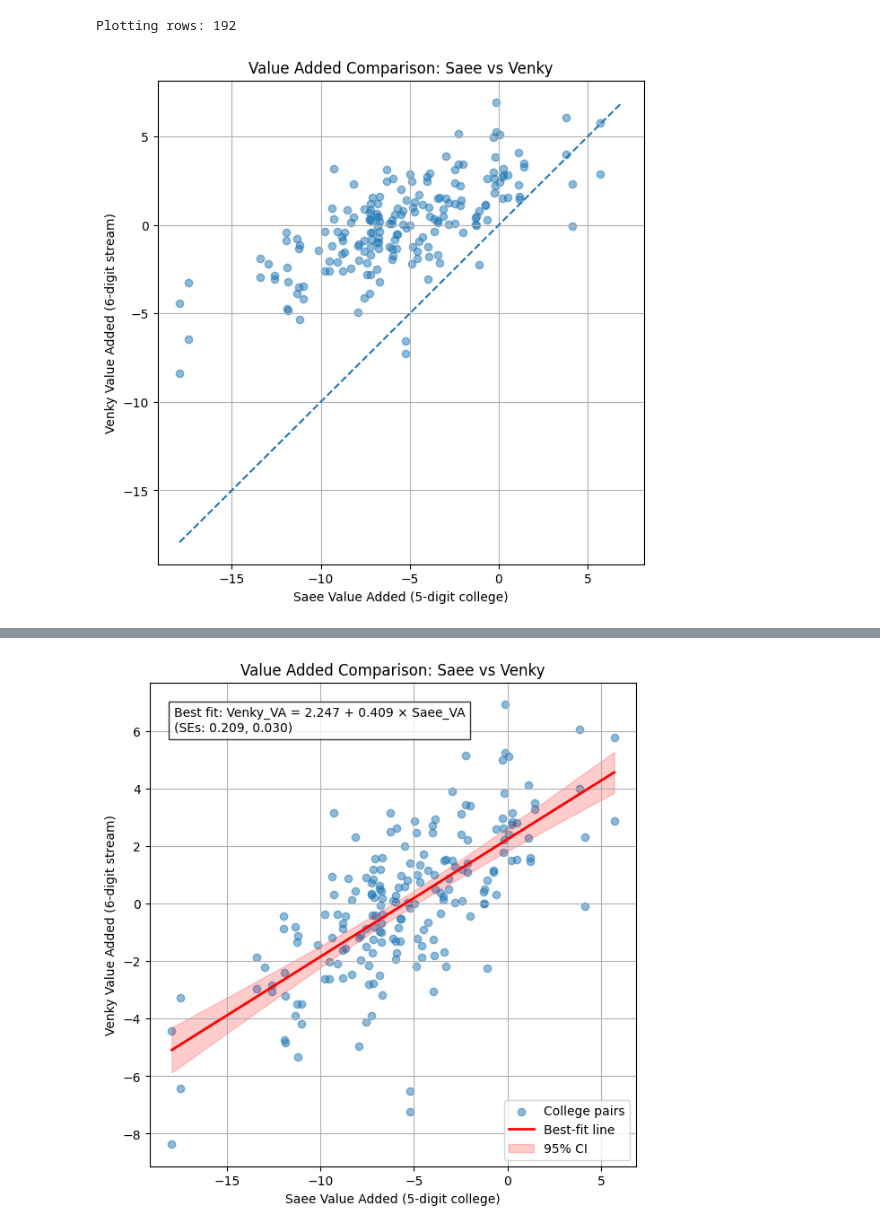
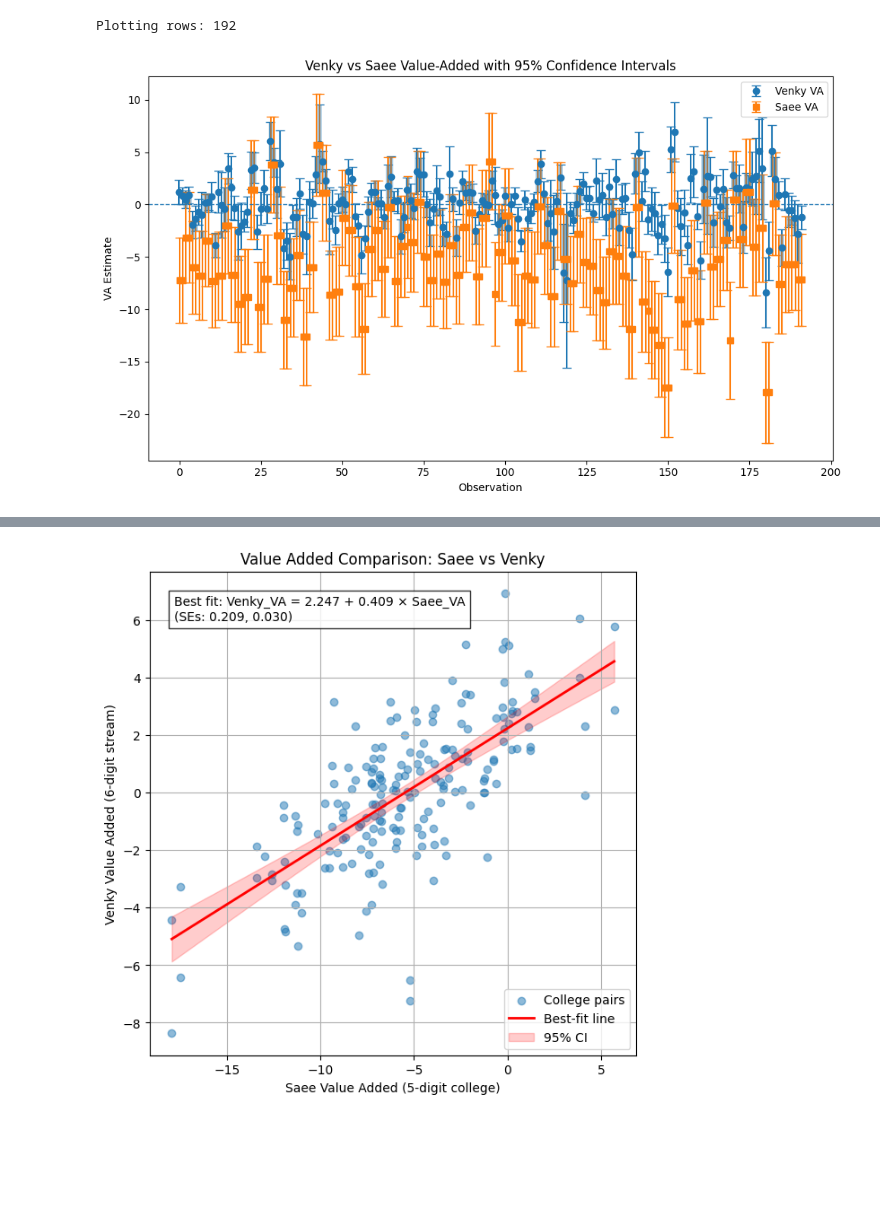
Before and after one commit to venkyc007/Economics_Project, a Jupyter notebook: Visualization.ipynb, the cells around one changed output, grey strips where cells are left out. Saved outputs shown, nothing was run; the diff lists cells and outputs as text; code cells hidden in the pictures; blank space fills up the shorter version.

```diff
--- a/Visualization.ipynb
+++ b/Visualization.ipynb
@@ -39,7 +49,7 @@ venky_df = venky_df.rename(columns={
 
 venky_df["allotted_JC_code"] = venky_df["allotted_JC_code"].astype(str).str.lower().str.strip()
 
-venky_df = venky_df[["allotted_JC_code", "venky_VA"]].dropna()
+venky_df = venky_df[["allotted_JC_code", "venky_VA", "std_error"]].dropna()
 
 print("Your VA rows:", venky_df.shape[0])
 venky_df.head()
@@ -59,7 +69,7 @@ saee_df = saee_df.rename(columns={
 
 saee_df["coll_code_went"] = saee_df["coll_code_went"].astype(str).str.strip()
 
-saee_df = saee_df[["coll_code_went", "saee_VA"]].dropna()
+saee_df = saee_df[["coll_code_went", "saee_VA", "stderr_5"]].dropna()
 
 print("Saee VA rows:", saee_df.shape[0])
 saee_df.head()
@@ -111,26 +121,63 @@ print("Plotting rows:", plot_df.shape[0])
 # %% [output]
 Plotting rows: 192
 # %%
-plt.figure(figsize=(7, 7))
+import numpy as np
+import matplotlib.pyplot as plt
 
-plt.scatter(
-    plot_df["saee_VA"],
-    plot_df["venky_VA"],
-    alpha=0.5
+# X-axis (index or any ordering variable)
+x = np.arange(len(merged))
+
+# ---- Method 1: venky ----
+y1 = merged['venky_VA']
+se1 = merged['std_error']
+low1 = y1 - 1.96 * se1
+high1 = y1 + 1.96 * se1
+
+# ---- Method 2: saee ----
+y2 = merged['saee_VA']
+se2 = merged['stderr_5']
+low2 = y2 - 1.96 * se2
+high2 = y2 + 1.96 * se2
+
+# ---- Plot ----
+plt.figure(figsize=(10, 6))
+
+# venky_VA
+plt.errorbar(
+    x - 0.05,
+    y1,
+    yerr=[y1 - low1, high1 - y1],
+    fmt='o',
+    capsize=4,
+    label='Venky VA'
 )
 
-# 45-degree line
-lims = [
-    min(plot_df["saee_VA"].min(), plot_df["venky_VA"].min()),
-    max(plot_df["saee_VA"].max(), plot_df["venky_VA"].max())
-]
-plt.plot(lims, lims, linestyle="--")
+# saee_VA
+plt.errorbar(
+    x + 0.05,
+    y2,
+    yerr=[y2 - low2, high2 - y2],
+    fmt='s',
+    capsize=4,
+    label='Saee VA'
+)
 
-plt.xlabel("Saee Value Added (5-digit college)")
-plt.ylabel("Venky Value Added (6-digit stream)")
-plt.title("Value Added Comparison: Saee vs Venky")
+# ---- CI overlap (thick line) ----
+overlap_low = np.maximum(low1, low2)
+overlap_high = np.minimum(high1, high2)
 
-plt.grid(True)
+for xi, lo, hi in zip(x, overlap_low, overlap_high):
+    if hi > lo:
+        plt.vlines(xi, lo, hi, linewidth=4, alpha=0.4)
+
+# ---- Formatting ----
+plt.axhline(0, linestyle='--', linewidth=1)
+plt.xlabel('Observation')
+plt.ylabel('VA Estimate')
+plt.title('Venky vs Saee Value-Added with 95% Confidence Intervals')
+plt.legend()
+plt.tight_layout()
+
 plt.show()
 # %% [output]
-[figure, old version]
+[figure, new version]
```
Also changed, not shown: parts of 5 cells of this notebook, 5 other files.
